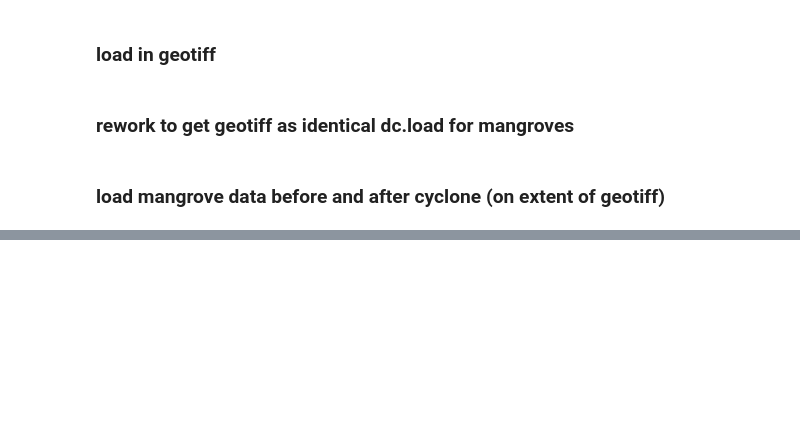
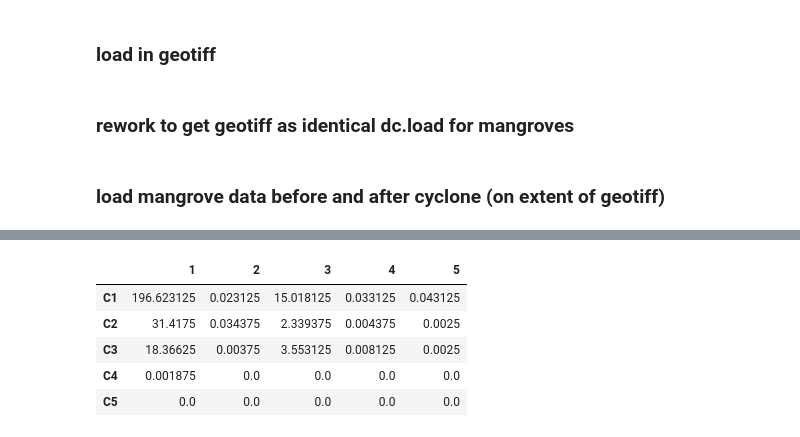
Before and after one commit to christopherowers/TC_mangroves, a Jupyter notebook: Cyclone_damage.ipynb, the cells around one changed output, grey strips where cells are left out. Saved outputs shown, nothing was run; the diff lists cells and outputs as text; code cells hidden in the pictures; blank space fills up the shorter version.

```diff
--- a/Cyclone_damage.ipynb
+++ b/Cyclone_damage.ipynb
@@ -173 +177,17 @@ wind_cat_full
+# %%
+# C1 - C5: category of cyclone windspeeed
+# 0 = no change (km2)
+# 1 = temporary reduction
+# 2 = persistent reduction
+# 3 = temporary loss
+# 4 = persistent loss
+# 5 = total loss
+all_wind_cat_full
+# %% [output]
+|  | 1 | 2 | 3 | 4 | 5 |
+| C1 | 196.623125 | 0.023125 | 15.018125 | 0.033125 | 0.043125 |
+| C2 | 31.4175 | 0.034375 | 2.339375 | 0.004375 | 0.0025 |
+| C3 | 18.36625 | 0.00375 | 3.553125 | 0.008125 | 0.0025 |
+| C4 | 0.001875 | 0.0 | 0.0 | 0.0 | 0.0 |
+| C5 | 0.0 | 0.0 | 0.0 | 0.0 | 0.0 |
 # %%
```
Also changed, not shown: parts of 11 cells of this notebook.
